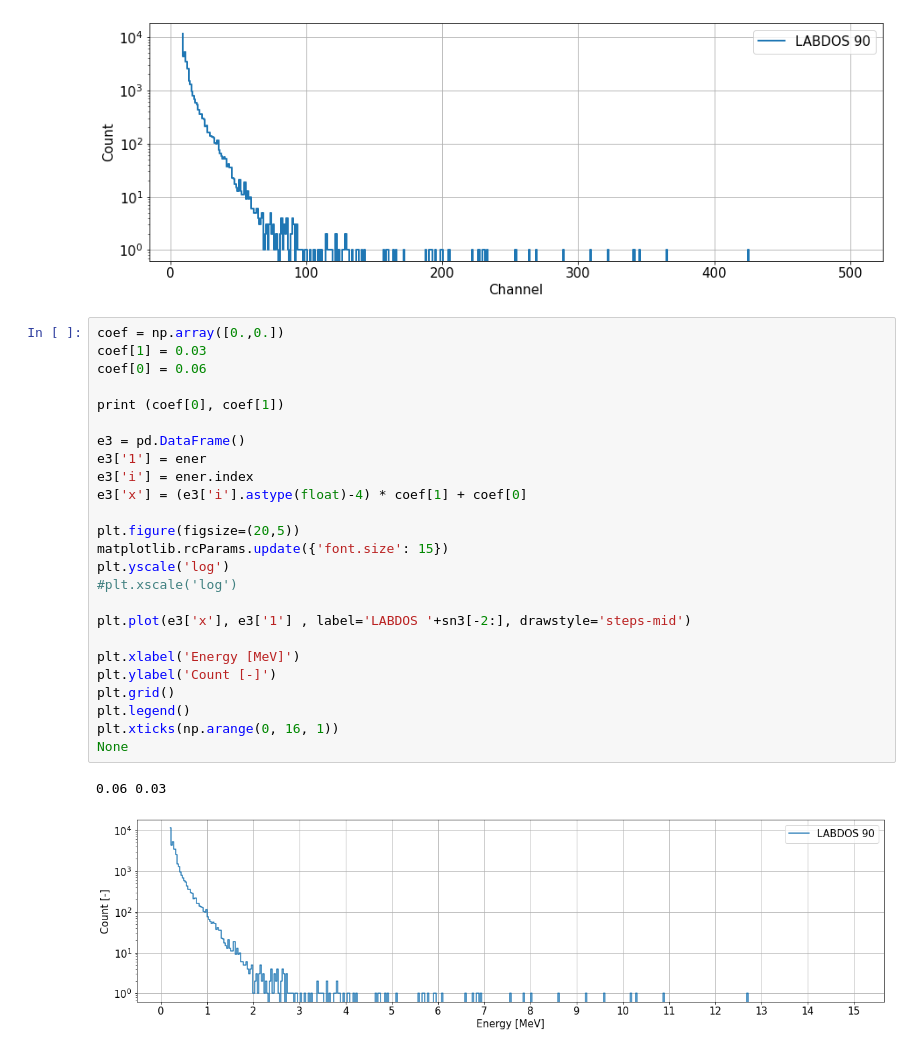
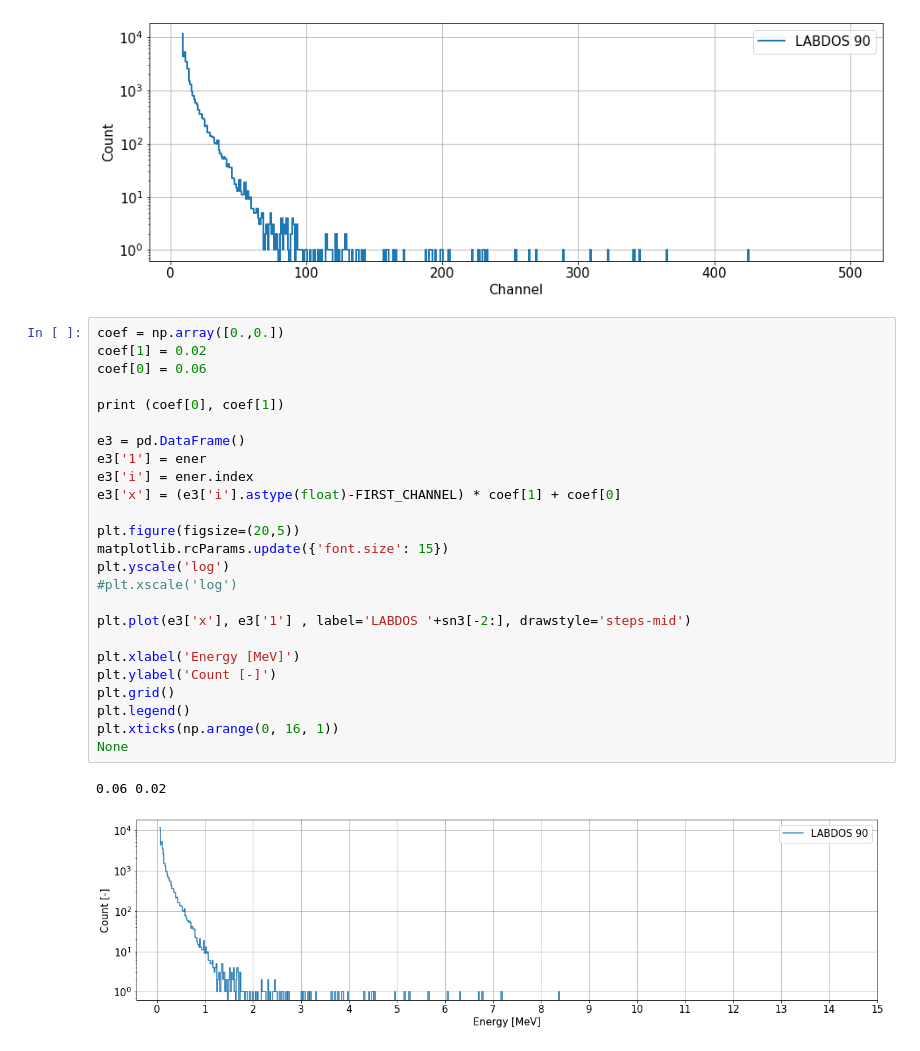
Before and after one commit to UniversalScientificTechnologies/LABDOS01, a Jupyter notebook: notebooks/data-parser.ipynb, the cells around one changed output. Cells and saved outputs as stored; diff of their text form.

Commit message:
Correction of the first channel in the calculation of energy spectra

```diff
--- a/notebooks/data-parser.ipynb
+++ b/notebooks/data-parser.ipynb
@@ -182,32 +182,32 @@ plt.grid()
 [figure]
 # %%
 coef = np.array([0.,0.])
-coef[1] = 0.03
+coef[1] = 0.02
 coef[0] = 0.06
 
 print (coef[0], coef[1])
 
 e3 = pd.DataFrame()
 e3['1'] = ener
 e3['i'] = ener.index
-e3['x'] = (e3['i'].astype(float)-4) * coef[1] + coef[0]
+e3['x'] = (e3['i'].astype(float)-FIRST_CHANNEL) * coef[1] + coef[0]
 
 plt.figure(figsize=(20,5))
 matplotlib.rcParams.update({'font.size': 15})
 plt.yscale('log')
 #plt.xscale('log')
 
 plt.plot(e3['x'], e3['1'] , label='LABDOS '+sn3[-2:], drawstyle='steps-mid')
 
 plt.xlabel('Energy [MeV]')
 plt.ylabel('Count [-]')
 plt.grid()
 plt.legend()
 plt.xticks(np.arange(0, 16, 1))
 None
 # %% [output]
-0.06 0.03
+0.06 0.02
-[figure, old version]
+[figure, new version]
 # %%
 plt.figure(figsize=(20,5))
 matplotlib.rcParams.update({'font.size': 15})
```
Also changed, not shown: parts of 4 cells of this notebook.
